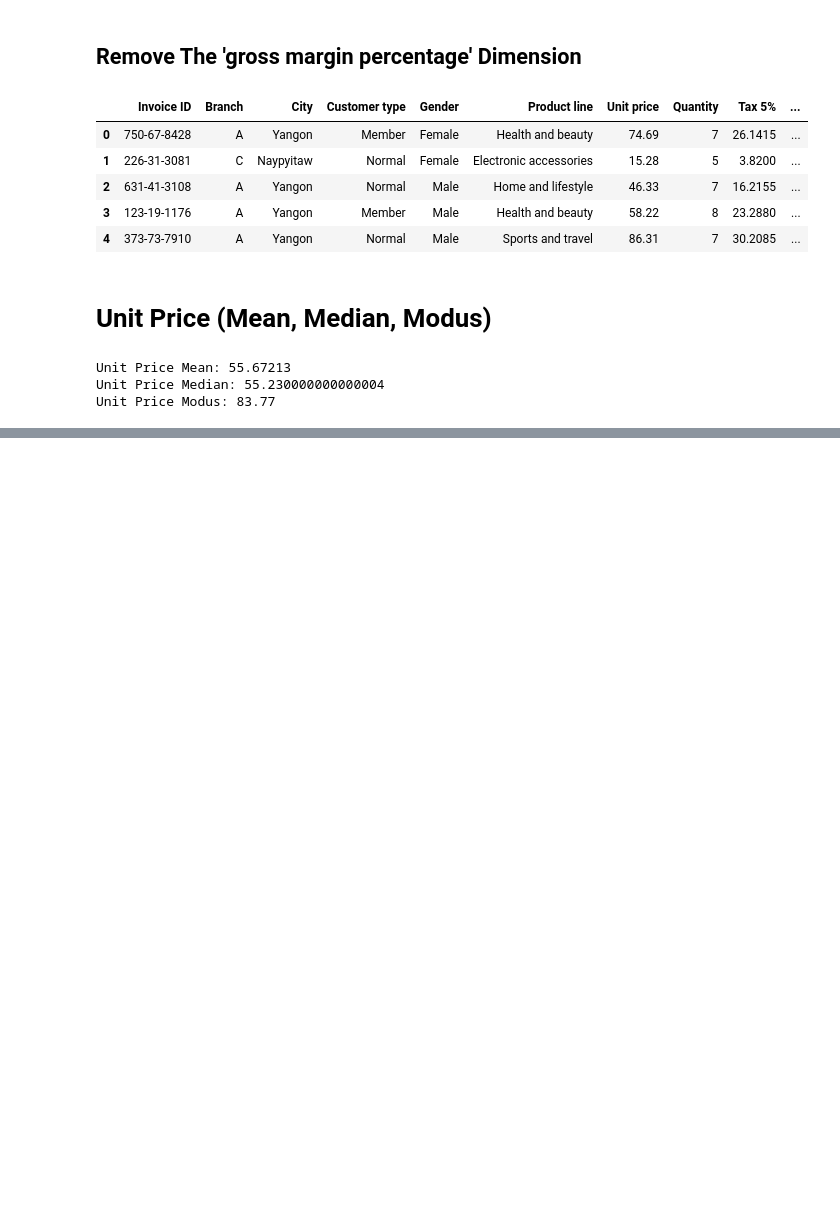
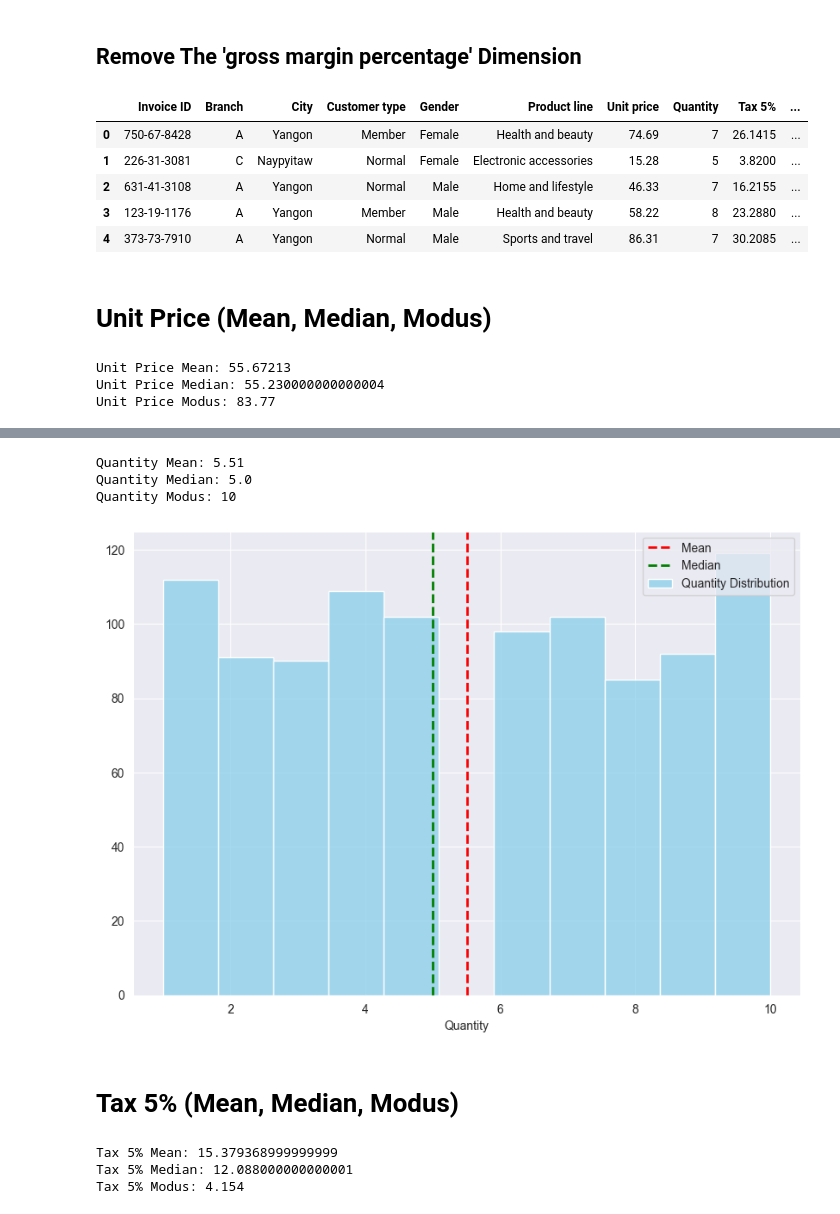
Before and after one commit to ardhiharry/uas-visualisasi-data, a Jupyter notebook: reduksi-dimensi.ipynb, the cells around one changed output, grey strips where cells are left out. Cells and saved outputs as stored; diff of their text form; code cells hidden in the pictures; blank space fills up the shorter version.

```diff
--- a/reduksi-dimensi.ipynb
+++ b/reduksi-dimensi.ipynb
@@ -117,0 +155,46 @@ plt.show()
+# %%
+quantity_mean = np.mean(df['Quantity'])
+quantity_median = np.median(df['Quantity'])
+quantity_modus = mode(df['Quantity'])
+
+print(f'Quantity Mean: {quantity_mean}')
+print(f'Quantity Median: {quantity_median}')
+print(f'Quantity Modus: {quantity_modus.mode}')
+# %% [output]
+Quantity Mean: 5.51
+Quantity Median: 5.0
+Quantity Modus: 10
+# %%
+# Visualisasi
+plt.figure(figsize=(10, 7))
+
+# Histogram
+sns.histplot(df['Quantity'], color='skyblue', label='Quantity Distribution')
+
+# Garis vertikal untuk mean, median, dan modus
+plt.axvline(quantity_mean, color='red', linestyle='dashed', linewidth=2, label='Mean')
+plt.axvline(quantity_median, color='green', linestyle='dashed', linewidth=2, label='Median')
+
+# Menambahkan label dan legenda
+plt.xlabel('Quantity')
+plt.ylabel('')
+plt.legend()
+
+# Menampilkan plot
+plt.show()
+# %% [output]
+[figure, added]
+# %% [markdown]
+# Tax 5% (Mean, Median, Modus)
+# %%
+tax_mean = np.mean(df['Tax 5%'])
+tax_median = np.median(df['Tax 5%'])
+tax_modus = mode(df['Tax 5%'])
+
+print(f'Tax 5% Mean: {tax_mean}')
+print(f'Tax 5% Median: {tax_median}')
+print(f'Tax 5% Modus: {tax_modus.mode}')
+# %% [output]
+Tax 5% Mean: 15.379368999999999
+Tax 5% Median: 12.088000000000001
+Tax 5% Modus: 4.154
```
Also changed, not shown: parts of 20 cells of this notebook.
